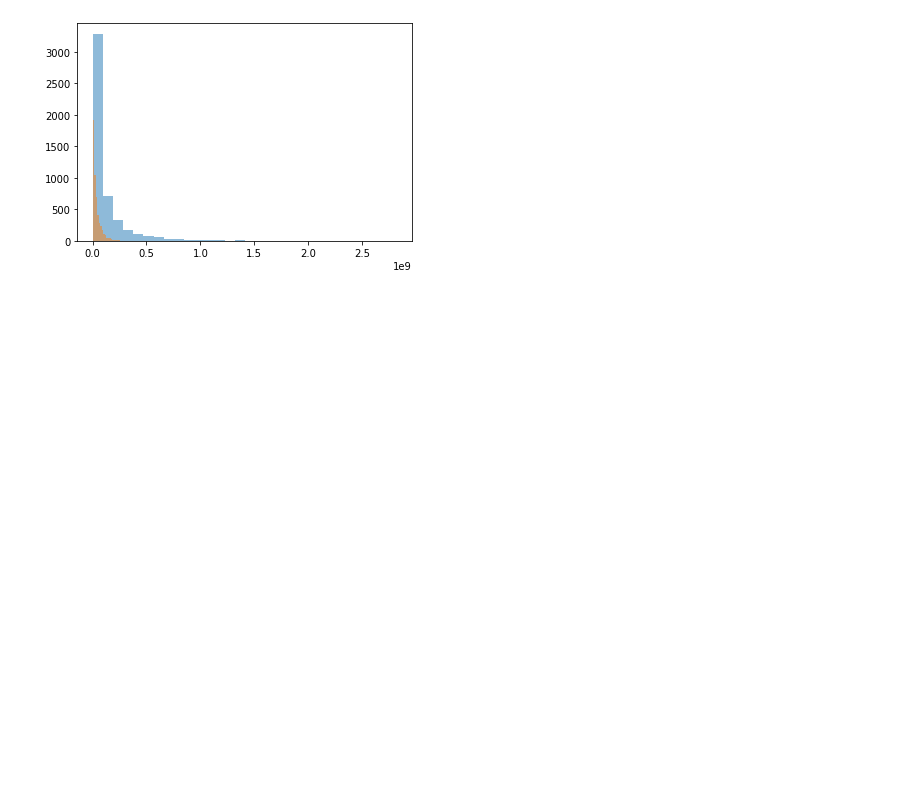
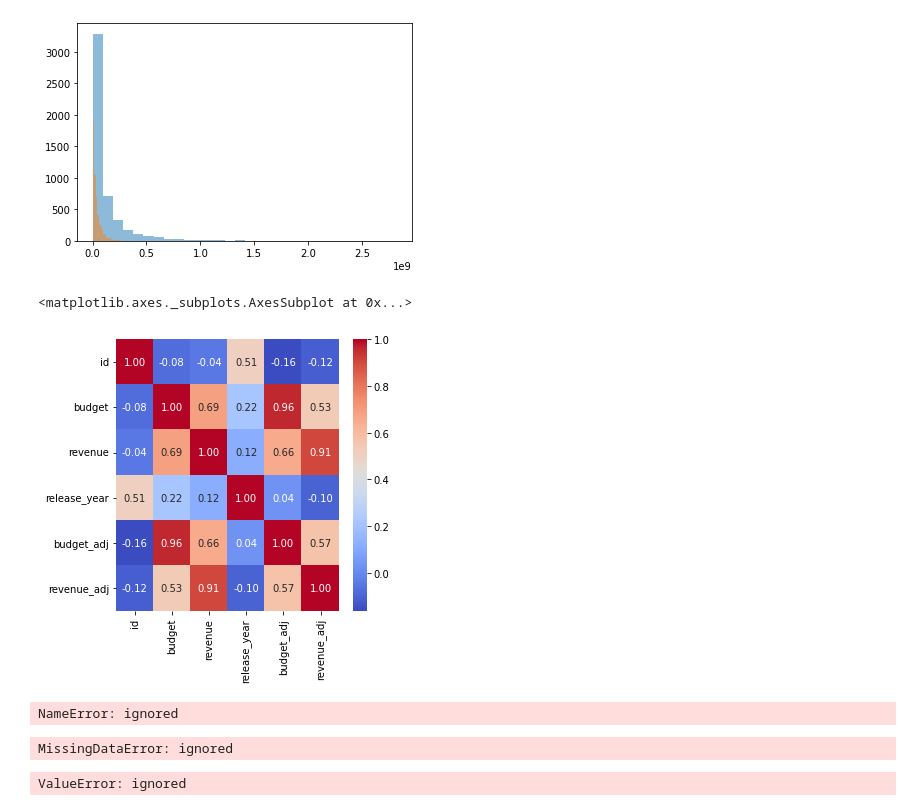
Before and after one commit to sebastian122H/Rasselbande, a Jupyter notebook: Python_for_Data_Science_Die_Rasselbande.ipynb, the cells around one changed output. Drawn from its saved outputs; the diff is of its cells as text; code cells hidden in the pictures; blank space fills up the shorter version.

```diff
--- a/Python_for_Data_Science_Die_Rasselbande.ipynb
+++ b/Python_for_Data_Science_Die_Rasselbande.ipynb
@@ -187,3 +212,32 @@ plt.hist(df["budget_adj"], bins = 30, alpha = 0.5)
         3.96666667e+08, 4.10833333e+08, 4.25000000e+08]),
  <a list of 30 Patch objects>)
 [figure]
+# %%
+corr = df.corr()
+corr
+figure = plt.figure(figsize=(5,5))
+sns.heatmap(corr, cmap="coolwarm", annot=True, fmt="0.2f")
+# %% [output]
+<matplotlib.axes._subplots.AxesSubplot at 0x...>
+[figure, added]
+# %%
+print(y)
+# %% [output]
+NameError: ignored
+# %%
+#T-test: Budget_adj vs. revenue_adj
+
+
+x = df["budget_adj"]
+y = df["revenue_adj"]
+
+x2 = sm.add_constant(x)
+est = sm.OLS(y,x2)
+est2 = est.fit()
+print(est2.summary())
+# %% [output]
+MissingDataError: ignored
+# %%
+pearsonr(df['revenue_adj'], df['budget_adj'])
+# %% [output]
+ValueError: ignored
```
Also changed, not shown: parts of 20 cells of this notebook.
